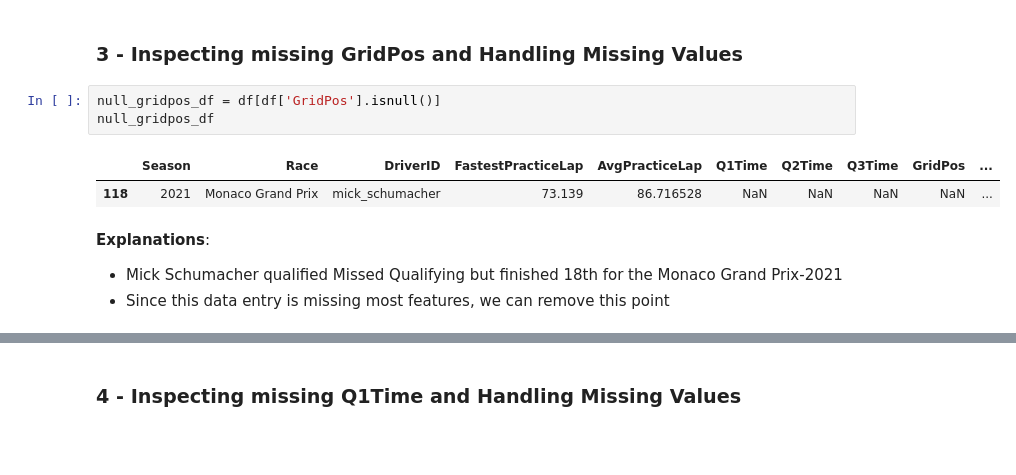
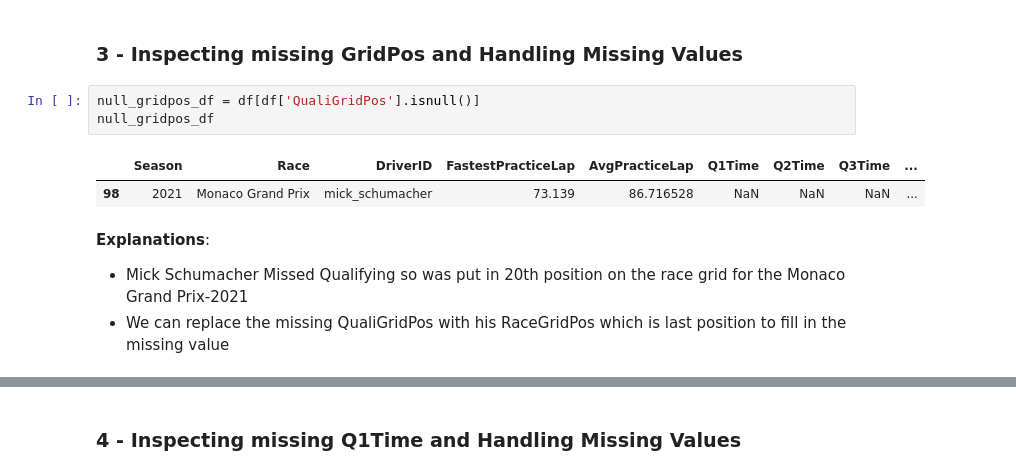
Before and after one commit to umarsajjad1992/F1-Race-Win-Predictor, a Jupyter notebook: F1 Race Win Predictor.ipynb, the cells around one changed output, grey strips where cells are left out. Cells and saved outputs as stored; diff of their text form; blank space fills up the shorter version.

Commit message:
Added qualistage feature

```diff
--- a/F1 Race Win Predictor.ipynb
+++ b/F1 Race Win Predictor.ipynb
@@ -714,13 +741,13 @@ memory usage: 159.3+ KB
 # %% [markdown]
 ### 3 - Inspecting missing GridPos and Handling Missing Values
 # %%
-null_gridpos_df = df[df['GridPos'].isnull()]
+null_gridpos_df = df[df['QualiGridPos'].isnull()]
 null_gridpos_df
 # %% [output]
-|  | Season | Race | DriverID | FastestPracticeLap | AvgPracticeLap | Q1Time | Q2Time | Q3Time | GridPos | ... |
-| 118 | 2021 | Monaco Grand Prix | mick_schumacher | 73.139 | 86.716528 | NaN | NaN | NaN | NaN | ... |
+|  | Season | Race | DriverID | FastestPracticeLap | AvgPracticeLap | Q1Time | Q2Time | Q3Time | ... |
+| 98 | 2021 | Monaco Grand Prix | mick_schumacher | 73.139 | 86.716528 | NaN | NaN | NaN | ... |
 # %% [markdown]
 <b>Explanations</b>:
-- Mick Schumacher qualified Missed Qualifying but finished 18th for the Monaco Grand Prix-2021
-- Since this data entry is missing most features, we can remove this point
+- Mick Schumacher Missed Qualifying so was put in 20th position on the race grid for the Monaco Grand Prix-2021
+- We can replace the missing QualiGridPos with his RaceGridPos which is last position to fill in the missing value
 # %%
```
Also changed, not shown: parts of 46 cells of this notebook, 6 other files.
